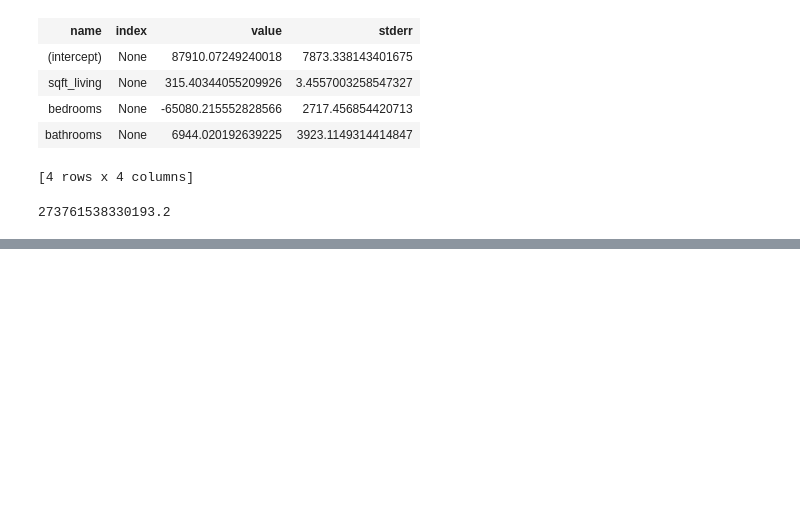
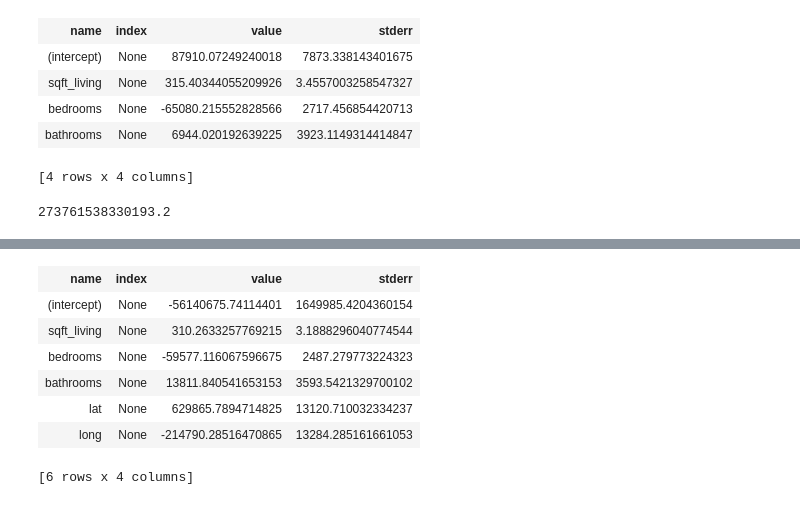
Before and after one commit to AkhilVinayakp/machine_Learning_Algorithms_python, a Jupyter notebook: regression/multiple_reg.ipynb, the cells around one changed output, grey strips where cells are left out. Saved outputs shown, nothing was run; the diff lists cells and outputs as text; code cells hidden in the pictures; blank space fills up the shorter version.

```diff
--- a/regression/multiple_reg.ipynb
+++ b/regression/multiple_reg.ipynb
@@ -49,0 +70,3 @@ rss(model, test_data, test_data['price'])
+# %%
+# learning models
+model1 = turicreate.linear_regression.create(train_data, target='price', features=model_1_features, validation_set=None)
@@ -49,0 +121,11 @@ rss(model, test_data, test_data['price'])
+# %%
+model1.coefficients
+# %% [output]
+| name | index | value | stderr |
+| (intercept) | None | -56140675.74114401 | 1649985.4204360154 |
+| sqft_living | None | 310.2633257769215 | 3.1888296040774544 |
+| bedrooms | None | -59577.116067596675 | 2487.279773224323 |
+| bathrooms | None | 13811.840541653153 | 3593.5421329700102 |
+| lat | None | 629865.7894714825 | 13120.710032334237 |
+| long | None | -214790.28516470865 | 13284.285161661053 |
+[6 rows x 4 columns]
```
Also changed, not shown: parts of 14 cells of this notebook.
